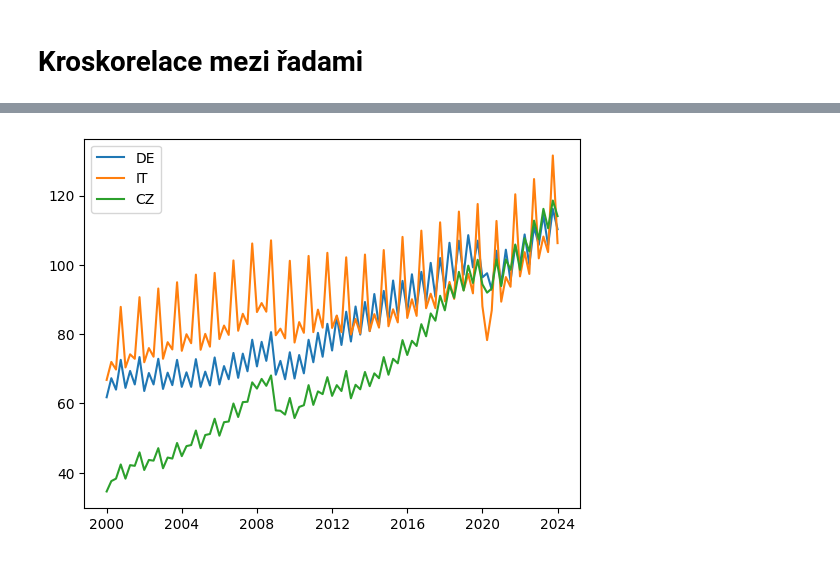
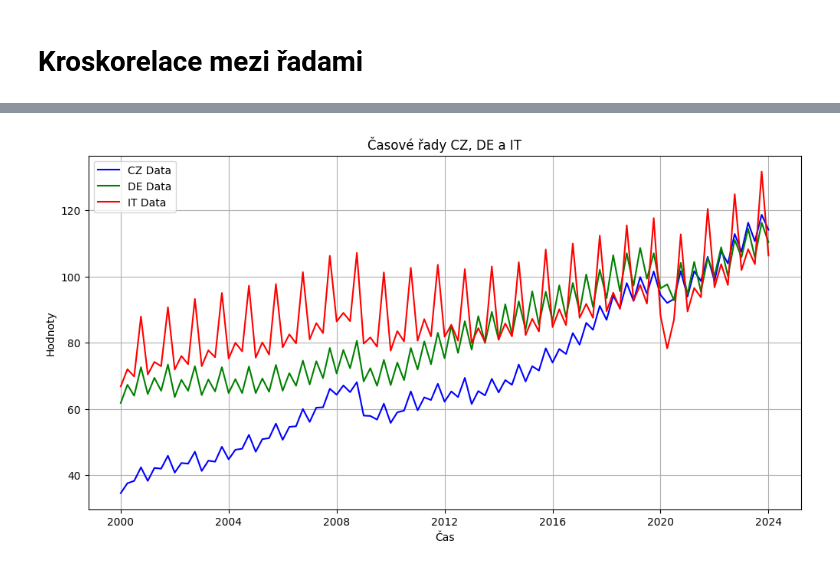
Before and after one commit to ulricht01/CAS, a Jupyter notebook: semestralni_prace_remake.ipynb, the cells around one changed output, grey strips where cells are left out. Saved outputs shown, nothing was run; the diff lists cells and outputs as text; code cells hidden in the pictures.

```diff
--- a/semestralni_prace_remake.ipynb
+++ b/semestralni_prace_remake.ipynb
@@ -590,7 +618,12 @@ Warnings:
 # %%
 import pandas as pd
 import matplotlib.pyplot as plt
+import numpy as np
+from sklearn.linear_model import LinearRegression
+from sklearn.metrics import r2_score
+from sklearn.model_selection import train_test_split
 
+# Načtení dat
 data = pd.read_csv("ei_isind_q_linear.csv")
 
 # Filtrování dat podle několika podmínek
@@ -618,27 +651,9 @@ CZ_data = data.loc[
     (data['nace_r2'] == 'C')
 ]
 
-
+# Konverze časové osy na datetime formát
 time_index = pd.to_datetime(DE_data['TIME_PERIOD'])
 
-plt.plot(time_index, DE_data['OBS_VALUE'])
-plt.plot(time_index, IT_data['OBS_VALUE'])
-plt.plot(time_index, CZ_data['OBS_VALUE'])
-plt.legend(["DE", "IT", "CZ"])
-plt.show()
-
-import statsmodels.api as sm
-
-# Kroskorelace mezi CZ a DE
-kroskorelace_cz_de = sm.tsa.stattools.ccf(CZ_data['OBS_VALUE'], DE_data['OBS_VALUE'], adjusted=True)
-# Kroskorelace mezi DE a IT
-kroskorelace_de_it = sm.tsa.stattools.ccf(DE_data['OBS_VALUE'], IT_data['OBS_VALUE'], adjusted=True)
-
-kroskorelace_it_cz = sm.tsa.stattools.ccf(IT_data['OBS_VALUE'], CZ_data['OBS_VALUE'], adjusted=True)
-
-print('Kroskorelace CZ a DE:', kroskorelace_cz_de)
-print('Kroskorelace DE a IT:', kroskorelace_de_it)
-print('Kroskorelace IT a CZ:', kroskorelace_it_cz)
 # Korelace mezi třemi řadami pomocí Spearmanova koeficientu
 corr_data = pd.DataFrame({
     'CZ': CZ_data['OBS_VALUE'].values,
@@ -646,6 +661,43 @@ corr_data = pd.DataFrame({
     'IT': IT_data['OBS_VALUE'].values
 })
 
-spearman_corr = corr_data.corr(method="spearman")
-print("Spearmanova korelace:\n", spearman_corr)
+# Kroskorelace mezi CZ a DE
+kroskorelace_cz_de = sm.tsa.stattools.ccf(CZ_data['OBS_VALUE'], DE_data['OBS_VALUE'], adjusted=True)
+# Kroskorelace mezi DE a IT
+kroskorelace_de_it = sm.tsa.stattools.ccf(DE_data['OBS_VALUE'], IT_data['OBS_VALUE'], adjusted=True)
+# Kroskorelace mezi IT a CZ
+kroskorelace_it_cz = sm.tsa.stattools.ccf(IT_data['OBS_VALUE'], CZ_data['OBS_VALUE'], adjusted=True)
+
+DE_data_lagged = np.roll(DE_data['OBS_VALUE'], 2)
+IT_data_lagged = np.roll(IT_data['OBS_VALUE'], 2)
+
+corr_data_lag = pd.DataFrame({
+    'CZ': CZ_data['OBS_VALUE'].values,
+    'DE': DE_data_lagged,
+    'IT': IT_data_lagged
+})
+
+print('Kroskorelace CZ a DE:', kroskorelace_cz_de)
+print('Kroskorelace DE a IT:', kroskorelace_de_it)
+print('Kroskorelace IT a CZ:', kroskorelace_it_cz)
+
+korel_matice = corr_data.corr(method="spearman")
+korel_matice_lagged = corr_data_lag.corr(method="spearman")
+print(korel_matice)
+print(korel_matice_lagged)
+
+plt.figure(figsize=(12, 6))
+
+# Vykreslení jednotlivých časových řad
+plt.plot(time_index, CZ_data['OBS_VALUE'], label='CZ Data', color='blue')
+plt.plot(time_index, DE_data['OBS_VALUE'], label='DE Data', color='green')
+plt.plot(time_index, IT_data['OBS_VALUE'], label='IT Data', color='red')
+
+# Přidání popisků a legendy
+plt.title('Časové řady CZ, DE a IT')
+plt.xlabel('Čas')
+plt.ylabel('Hodnoty')
+plt.legend()
+plt.grid(True)
+plt.show()
 # %% [output]
@@ -652 +721 @@ print("Spearmanova korelace:\n", spearman_corr)
-[figure, old version]
+[figure, new version]
```
Also changed, not shown: parts of 38 cells of this notebook.
